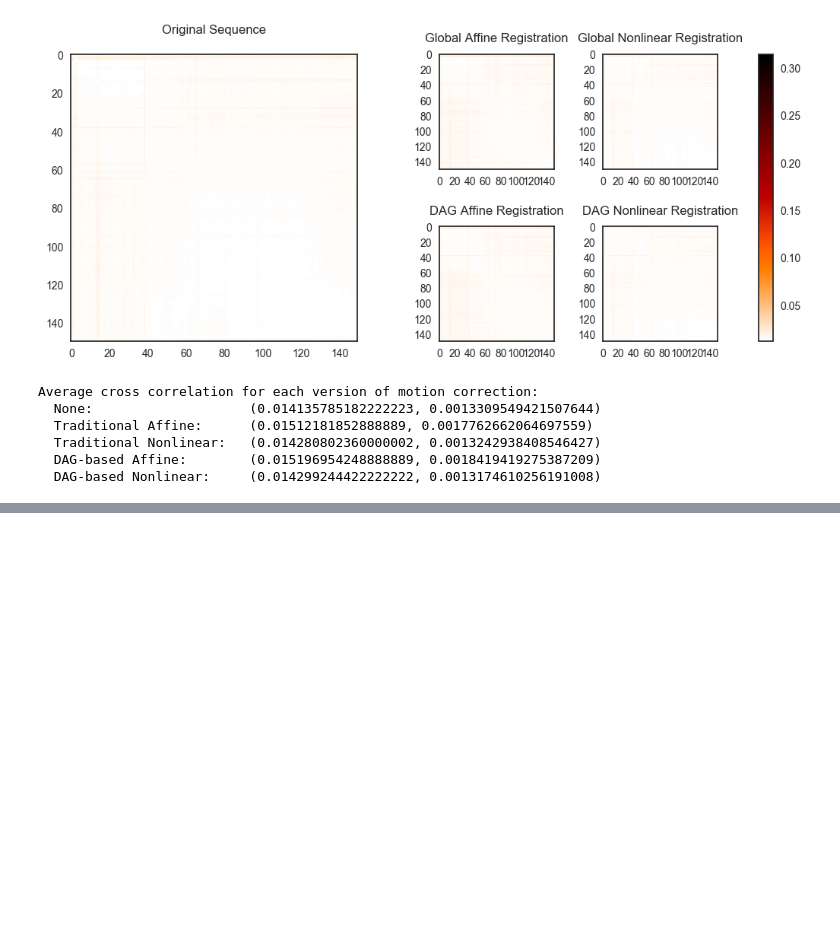
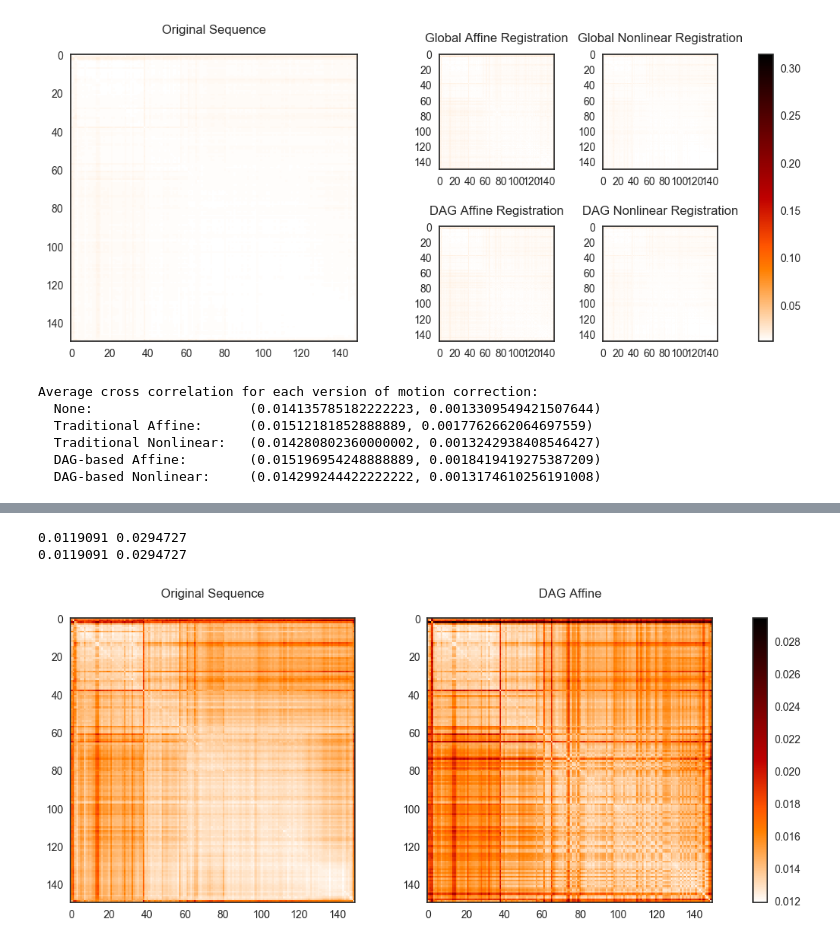
Before and after one commit to jmschabdach/markov-movement-correction, a Jupyter notebook: figureGeneration.ipynb, the cells around one changed output, grey strips where cells are left out. Saved outputs shown, nothing was run; the diff lists cells and outputs as text; code cells hidden in the pictures; blank space fills up the shorter version.

```diff
--- a/figureGeneration.ipynb
+++ b/figureGeneration.ipynb
@@ -994,0 +1206,72 @@ Average cross correlation for each version of motion correction:
+# %%
+# Subject 16
+subjID = 16
+saveFn = "figures/motionEffects-correlMat-typeD-016.png"
+
+# Calculate range for the colormap
+
+minVal = 10.0
+maxVal = 0.0
+
+fns = []
+fns.append(origMatricesLinearSorted[subjID])
+fns.append(firstMatricesLinearSorted[subjID])
+fns.append(dagMatricesLinearSorted[subjID])
+fns.append(firstMatricesNonlinearSorted[subjID])
+fns.append(dagMatricesNonlinearSorted[subjID])
+
+for f in fns:
+    mat = np.loadtxt(open(f, 'r'), delimiter=',')
+
+    # calculate the vmin and vmax
+    localMin = mat.min()
+    localMax = mat.max()
+
+    # compare to global min and max
+    if localMin < minVal:
+        minVal = localMin
+
+    if localMax > maxVal:
+        maxVal = localMax
+
+
+print(minVal, maxVal)
+
+# Calculate range for the colormap
+
+minVal = 10.0
+maxVal = 0.0
+
+fns = []
+fns.append(origMatricesLinearSorted[subjID])
+fns.append(firstMatricesLinearSorted[subjID])
+fns.append(dagMatricesLinearSorted[subjID])
+fns.append(firstMatricesNonlinearSorted[subjID])
+fns.append(dagMatricesNonlinearSorted[subjID])
+
+for f in fns:
+    mat = np.loadtxt(open(f, 'r'), delimiter=',')
+
+    # calculate the vmin and vmax
+    localMin = mat.min()
+    localMax = mat.max()
+
+    # compare to global min and max
+    if localMin < minVal:
+        minVal = localMin
+
+    if localMax > maxVal:
+        maxVal = localMax
+
+
+print(minVal, maxVal)
+
+cmap = plotCorrelationMatrices2GivenCMapRange(origMatricesLinearSorted[subjID],
+                         dagMatricesLinearSorted[subjID],
+                         minVal, maxVal,
+                         title1="Original Sequence", title2="DAG Affine",
+                         outFn=saveFn)
+# %% [output]
+0.0119091 0.0294727
+0.0119091 0.0294727
+[figure, added]
```
Also changed, not shown: parts of 28 cells of this notebook, 4 other files.
